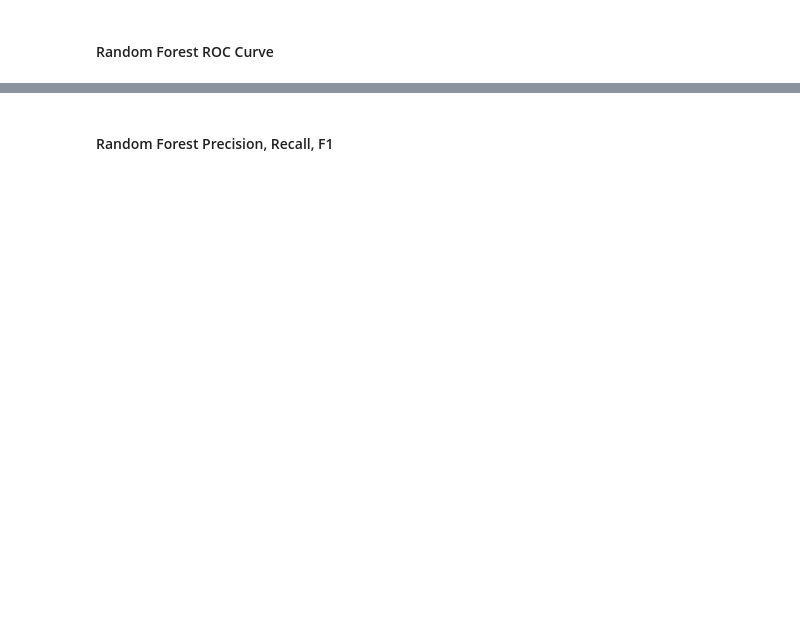
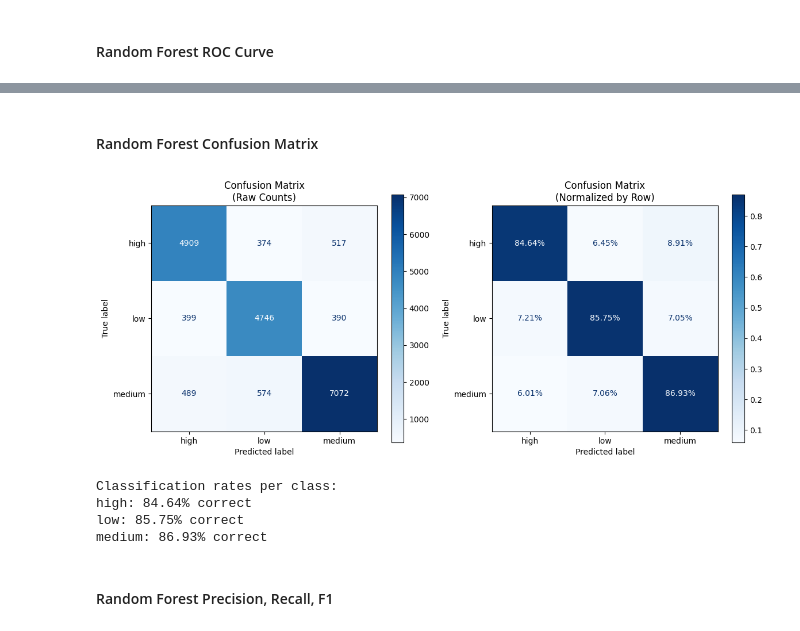
Before and after one commit to mrterminal-git/comp7703-project, a Jupyter notebook: project.ipynb, the cells around one changed output, grey strips where cells are left out. Cells and saved outputs as stored; diff of their text form; code cells hidden in the pictures; blank space fills up the shorter version.

```diff
--- a/project.ipynb
+++ b/project.ipynb
@@ -1147,2 +1235,41 @@ plt.show()
+# %% [markdown]
+#### Random Forest Confusion Matrix
+# %%
+from sklearn.metrics import confusion_matrix, ConfusionMatrixDisplay
+import numpy as np
+
+# Predict on the validation set
+y_val_pred = rf.predict(X_val_scaled)
+
+# Compute confusion matrices (raw counts and normalized)
+cm = confusion_matrix(y_val, y_val_pred, labels=rf.classes_)
+cm_normalized = cm.astype('float') / cm.sum(axis=1)[:, np.newaxis]
+
+# Create side-by-side plots
+fig, (ax1, ax2) = plt.subplots(1, 2, figsize=(12, 5))
+
+# Plot raw counts
+disp1 = ConfusionMatrixDisplay(confusion_matrix=cm, display_labels=rf.classes_)
+disp1.plot(ax=ax1, cmap='Blues', values_format='d')
+ax1.set_title('Confusion Matrix\n(Raw Counts)')
+
+# Plot normalized values
+disp2 = ConfusionMatrixDisplay(confusion_matrix=cm_normalized, display_labels=rf.classes_)
+disp2.plot(ax=ax2, cmap='Blues', values_format='.2%')
+ax2.set_title('Confusion Matrix\n(Normalized by Row)')
+
+plt.tight_layout()
+plt.show()
+
+# Print classification rates for each class
+print("\nClassification rates per class:")
+for i, class_name in enumerate(rf.classes_):
+    print(f"{class_name}: {cm_normalized[i][i]:.2%} correct")
+# %% [output]
+[figure, added]
+Classification rates per class:
+high: 84.64% correct
+low: 85.75% correct
+medium: 86.93% correct
 # %% [markdown]
 #### Random Forest Precision, Recall, F1
```
Also changed, not shown: parts of 10 cells of this notebook, 11 other files.
